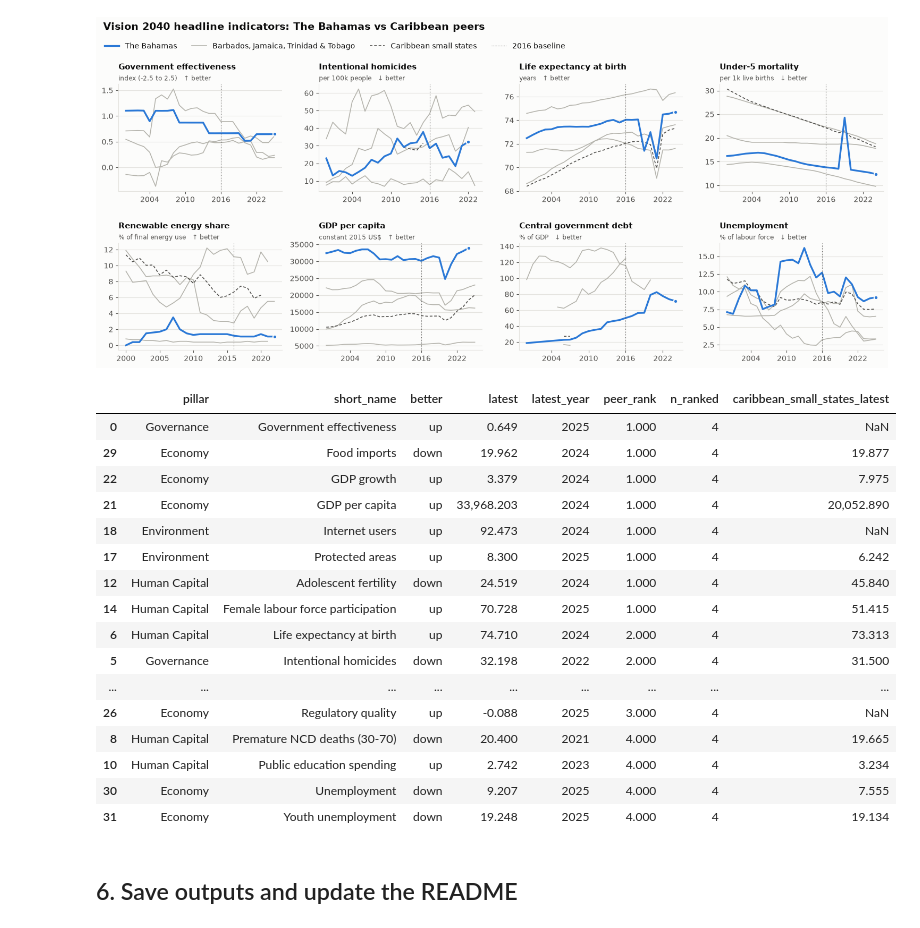
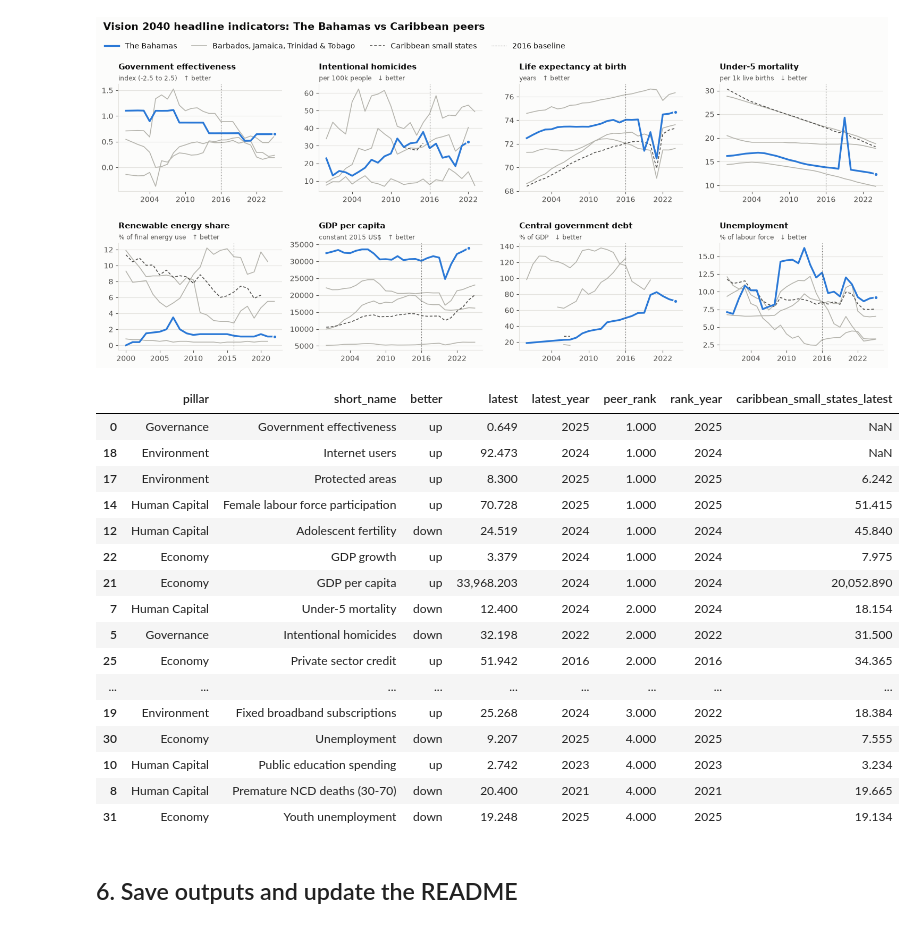
Before and after one commit to jromer242/bahamas-vision2040-indicators, a Jupyter notebook: notebooks/vision2040_indicators.ipynb, the cells around one changed output. Drawn from its saved outputs; the diff is of its cells as text; code cells hidden in the pictures.

```diff
--- a/notebooks/vision2040_indicators.ipynb
+++ b/notebooks/vision2040_indicators.ipynb
@@ -206,26 +206,26 @@ charts.peer_trends(df, indicators);
 # %% [output]
 [figure]
 # %%
-YEARS(card[["pillar", "short_name", "better", "latest", "latest_year", "peer_rank", "n_ranked",
+YEARS(card[["pillar", "short_name", "better", "latest", "latest_year", "peer_rank", "rank_year",
       "caribbean_small_states_latest"]].dropna(subset=["peer_rank"]).sort_values("peer_rank"))
 # %% [output]
-|  | pillar | short_name | better | latest | latest_year | peer_rank | n_ranked | caribbean_small_states_latest |
-| 0 | Governance | Government effectiveness | up | 0.649 | 2025 | 1.000 | 4 | NaN |
-| 29 | Economy | Food imports | down | 19.962 | 2024 | 1.000 | 4 | 19.877 |
-| 22 | Economy | GDP growth | up | 3.379 | 2024 | 1.000 | 4 | 7.975 |
-| 21 | Economy | GDP per capita | up | 33,968.203 | 2024 | 1.000 | 4 | 20,052.890 |
-| 18 | Environment | Internet users | up | 92.473 | 2024 | 1.000 | 4 | NaN |
-| 17 | Environment | Protected areas | up | 8.300 | 2025 | 1.000 | 4 | 6.242 |
-| 12 | Human Capital | Adolescent fertility | down | 24.519 | 2024 | 1.000 | 4 | 45.840 |
-| 14 | Human Capital | Female labour force participation | up | 70.728 | 2025 | 1.000 | 4 | 51.415 |
-| 6 | Human Capital | Life expectancy at birth | up | 74.710 | 2024 | 2.000 | 4 | 73.313 |
-| 5 | Governance | Intentional homicides | down | 32.198 | 2022 | 2.000 | 4 | 31.500 |
+|  | pillar | short_name | better | latest | latest_year | peer_rank | rank_year | caribbean_small_states_latest |
+| 0 | Governance | Government effectiveness | up | 0.649 | 2025 | 1.000 | 2025 | NaN |
+| 18 | Environment | Internet users | up | 92.473 | 2024 | 1.000 | 2024 | NaN |
+| 17 | Environment | Protected areas | up | 8.300 | 2025 | 1.000 | 2025 | 6.242 |
+| 14 | Human Capital | Female labour force participation | up | 70.728 | 2025 | 1.000 | 2025 | 51.415 |
+| 12 | Human Capital | Adolescent fertility | down | 24.519 | 2024 | 1.000 | 2024 | 45.840 |
+| 22 | Economy | GDP growth | up | 3.379 | 2024 | 1.000 | 2024 | 7.975 |
+| 21 | Economy | GDP per capita | up | 33,968.203 | 2024 | 1.000 | 2024 | 20,052.890 |
+| 7 | Human Capital | Under-5 mortality | down | 12.400 | 2024 | 2.000 | 2024 | 18.154 |
+| 5 | Governance | Intentional homicides | down | 32.198 | 2022 | 2.000 | 2022 | 31.500 |
+| 25 | Economy | Private sector credit | up | 51.942 | 2016 | 2.000 | 2016 | 34.365 |
 | ... | ... | ... | ... | ... | ... | ... | ... | ... |
-| 26 | Economy | Regulatory quality | up | -0.088 | 2025 | 3.000 | 4 | NaN |
-| 8 | Human Capital | Premature NCD deaths (30-70) | down | 20.400 | 2021 | 4.000 | 4 | 19.665 |
-| 10 | Human Capital | Public education spending | up | 2.742 | 2023 | 4.000 | 4 | 3.234 |
-| 30 | Economy | Unemployment | down | 9.207 | 2025 | 4.000 | 4 | 7.555 |
-| 31 | Economy | Youth unemployment | down | 19.248 | 2025 | 4.000 | 4 | 19.134 |
+| 19 | Environment | Fixed broadband subscriptions | up | 25.268 | 2024 | 3.000 | 2022 | 18.384 |
+| 30 | Economy | Unemployment | down | 9.207 | 2025 | 4.000 | 2025 | 7.555 |
+| 10 | Human Capital | Public education spending | up | 2.742 | 2023 | 4.000 | 2023 | 3.234 |
+| 8 | Human Capital | Premature NCD deaths (30-70) | down | 20.400 | 2021 | 4.000 | 2021 | 19.665 |
+| 31 | Economy | Youth unemployment | down | 19.248 | 2025 | 4.000 | 2025 | 19.134 |
 # %% [markdown]
 ## 6. Save outputs and update the README
 # %%
```
Also changed, not shown: parts of 3 cells of this notebook, 6 other files.
